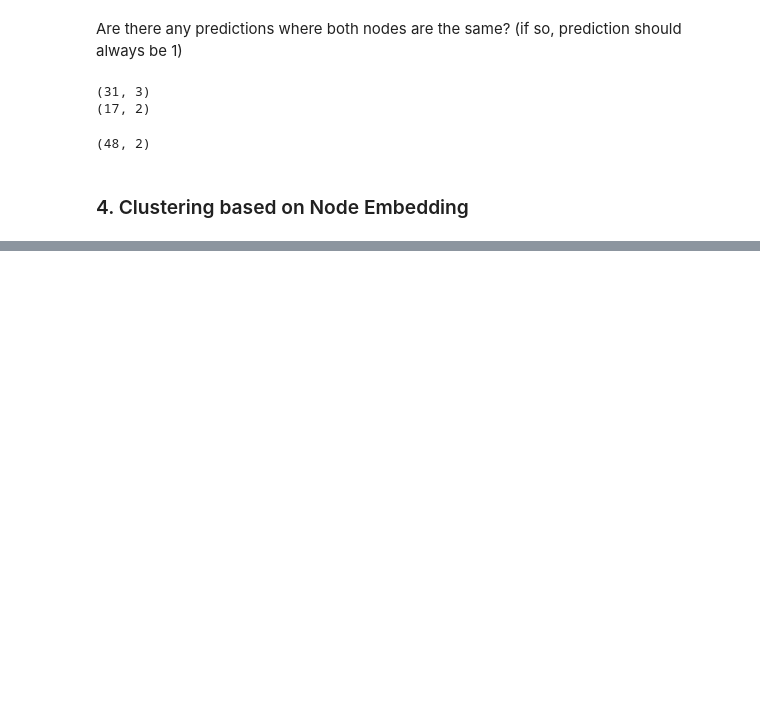
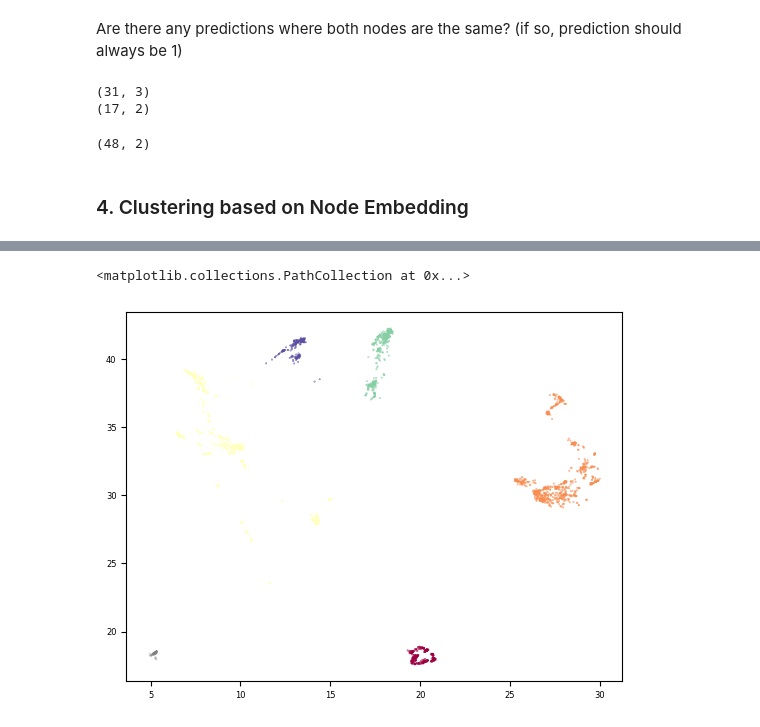
Before and after one commit to lassefschmidt/Network-Science_Challenge, a Jupyter notebook: 0_Exploratory Data Analysis and Preprocessing.ipynb, the cells around one changed output, grey strips where cells are left out. Saved outputs shown, nothing was run; the diff lists cells and outputs as text; code cells hidden in the pictures; blank space fills up the shorter version.

```diff
--- a/0_Exploratory Data Analysis and Preprocessing.ipynb
+++ b/0_Exploratory Data Analysis and Preprocessing.ipynb
@@ -230,0 +238,15 @@ np.sum(clustered)
+# %%
+# plot clustered nodes based on their embedding
+plt.scatter(embedding[~clustered, 0],
+            embedding[~clustered, 1],
+            color=(0.5, 0.5, 0.5),
+            s=0.1,
+            alpha=0.5)
+plt.scatter(embedding[clustered, 0],
+            embedding[clustered, 1],
+            c=clusterer.labels_[clustered],
+            s=0.1,
+            cmap='Spectral')
+# %% [output]
+<matplotlib.collections.PathCollection at 0x...>
+[figure, added]
```
Also changed, not shown: parts of 15 cells of this notebook.
